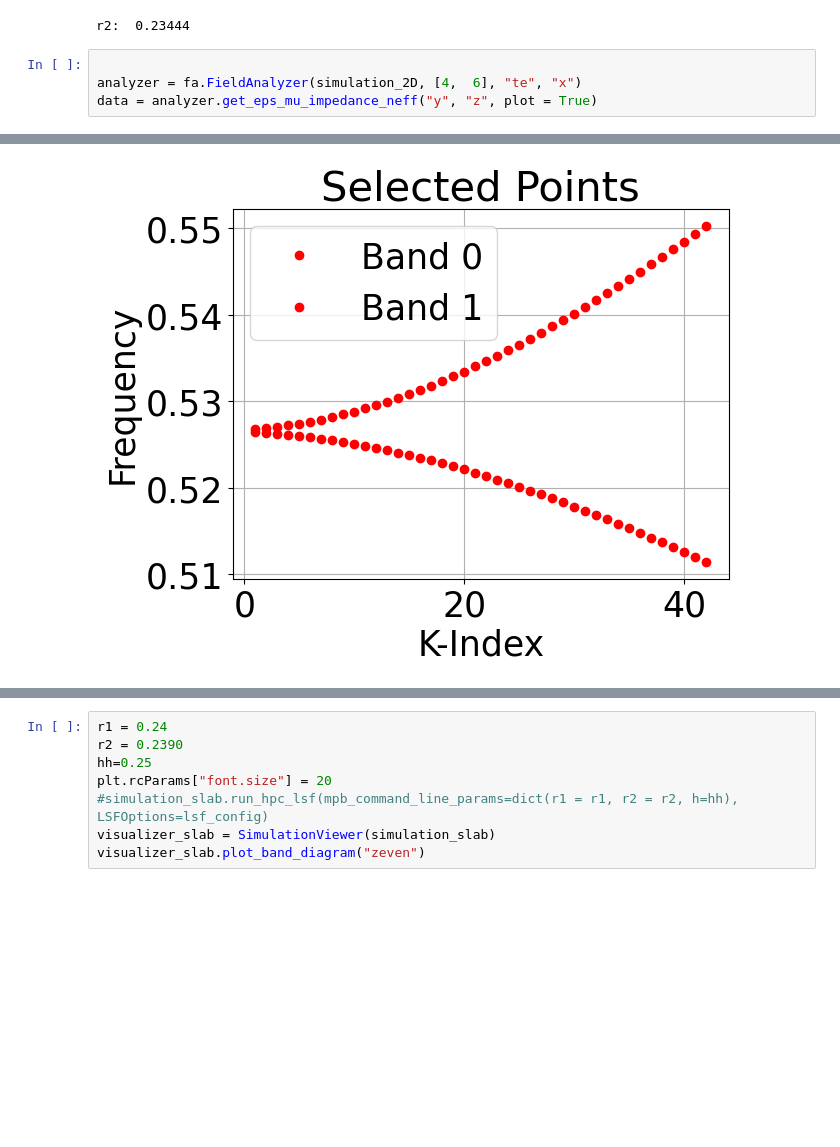
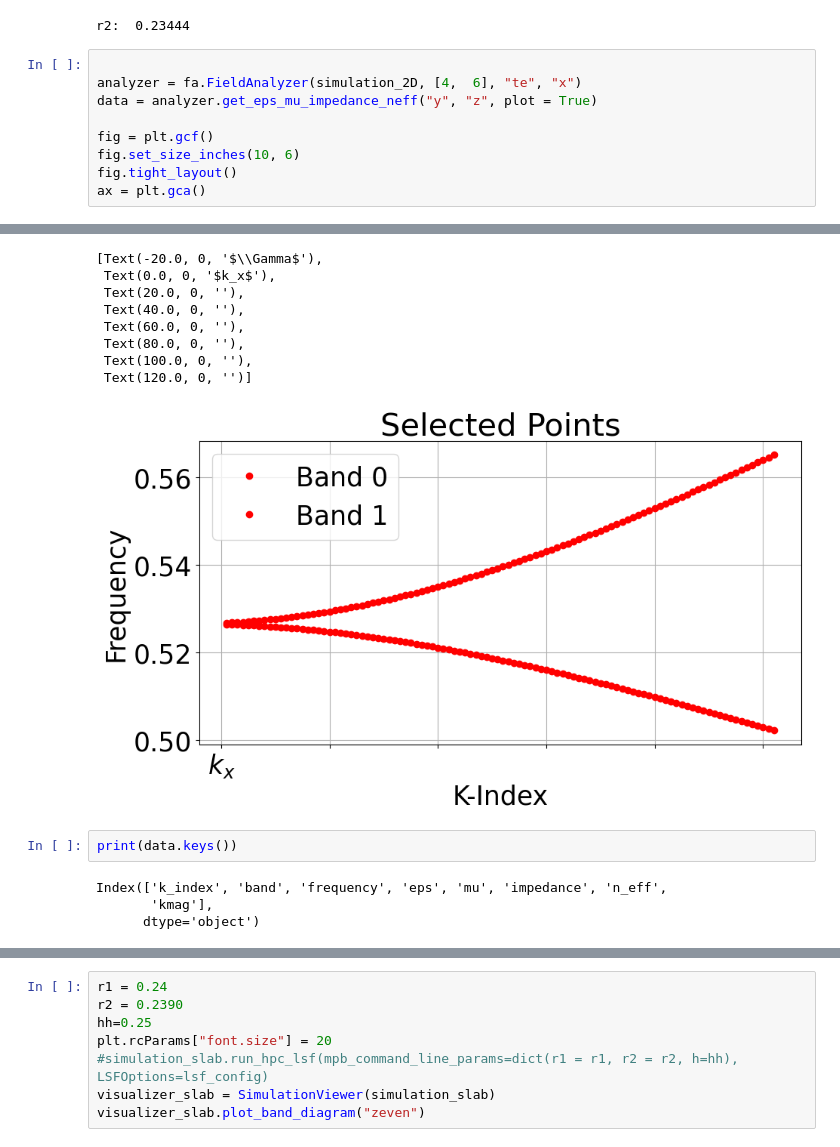
Before and after one commit to enricovallar/phc_nzi, a Jupyter notebook: notebooks/finals/effective_parameters.ipynb, the cells around one changed output, grey strips where cells are left out. Saved outputs shown, nothing was run; the diff lists cells and outputs as text; blank space fills up the shorter version.

```diff
--- a/notebooks/finals/effective_parameters.ipynb
+++ b/notebooks/finals/effective_parameters.ipynb
@@ -137,4 +137,9 @@ r2:  0.23444
 
 analyzer = fa.FieldAnalyzer(simulation_2D, [4,  6], "te", "x")
 data = analyzer.get_eps_mu_impedance_neff("y", "z", plot = True)
+
+fig = plt.gcf()
+fig.set_size_inches(10, 6)
+fig.tight_layout()
+ax = plt.gca()
 # %% [output]
@@ -158,2 +163,16 @@ K-Index: 42, Band: 6, Eps: 0.20225951245605545, Mu: 0.3673653681996639, Impedanc
+[Text(-20.0, 0, '$\\Gamma$'),
+ Text(0.0, 0, '$k_x$'),
+ Text(20.0, 0, ''),
+ Text(40.0, 0, ''),
+ Text(60.0, 0, ''),
+ Text(80.0, 0, ''),
+ Text(100.0, 0, ''),
+ Text(120.0, 0, '')]
-[figure, old version]
+[figure, new version]
+# %%
+print(data.keys())
+# %% [output]
+Index(['k_index', 'band', 'frequency', 'eps', 'mu', 'impedance', 'n_eff',
+       'kmag'],
+      dtype='object')
 # %%
```
Also changed, not shown: parts of 2 cells of this notebook, 7 other files.
